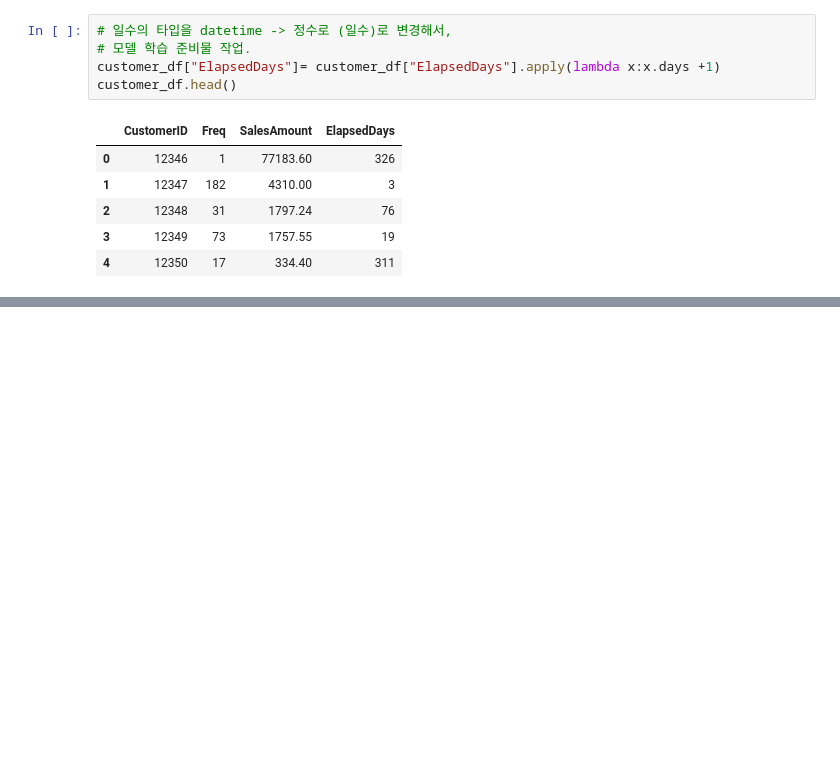
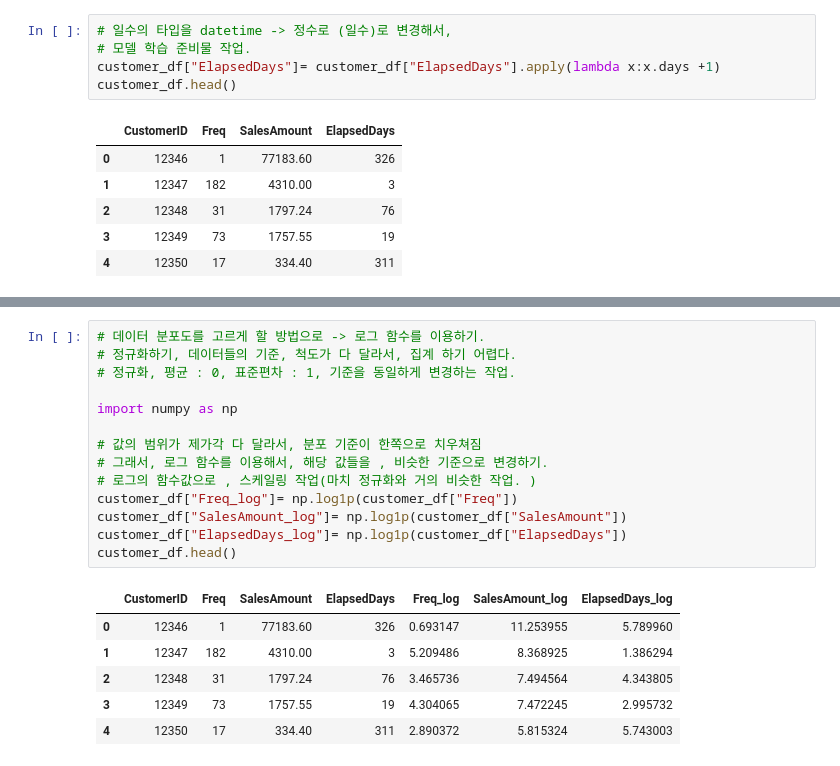
Before and after one commit to lsy3709/BigDataMLTest, a Jupyter notebook: 3-군집분석/test.ipynb, the cells around one changed output, grey strips where cells are left out. Cells and saved outputs as stored; diff of their text form; blank space fills up the shorter version.

```diff
--- a/3-군집분석/test.ipynb
+++ b/3-군집분석/test.ipynb
@@ -265,0 +282,21 @@ customer_df.head()
+# %%
+# 데이터 분포도를 고르게 할 방법으로 -> 로그 함수를 이용하기.
+# 정규화하기, 데이터들의 기준, 척도가 다 달라서, 집계 하기 어렵다.
+# 정규화, 평균 : 0, 표준편차 : 1, 기준을 동일하게 변경하는 작업.
+
+import numpy as np
+
+# 값의 범위가 제가각 다 달라서, 분포 기준이 한쪽으로 치우쳐짐
+# 그래서, 로그 함수를 이용해서, 해당 값들을 , 비슷한 기준으로 변경하기.
+# 로그의 함수값으로 , 스케일링 작업(마치 정규화와 거의 비슷한 작업. )
+customer_df["Freq_log"]= np.log1p(customer_df["Freq"])
+customer_df["SalesAmount_log"]= np.log1p(customer_df["SalesAmount"])
+customer_df["ElapsedDays_log"]= np.log1p(customer_df["ElapsedDays"])
+customer_df.head()
+# %% [output]
+|  | CustomerID | Freq | SalesAmount | ElapsedDays | Freq_log | SalesAmount_log | ElapsedDays_log |
+| 0 | 12346 | 1 | 77183.60 | 326 | 0.693147 | 11.253955 | 5.789960 |
+| 1 | 12347 | 182 | 4310.00 | 3 | 5.209486 | 8.368925 | 1.386294 |
+| 2 | 12348 | 31 | 1797.24 | 76 | 3.465736 | 7.494564 | 4.343805 |
+| 3 | 12349 | 73 | 1757.55 | 19 | 4.304065 | 7.472245 | 2.995732 |
+| 4 | 12350 | 17 | 334.40 | 311 | 2.890372 | 5.815324 | 5.743003 |
```
Also changed, not shown: parts of 2 cells of this notebook.
